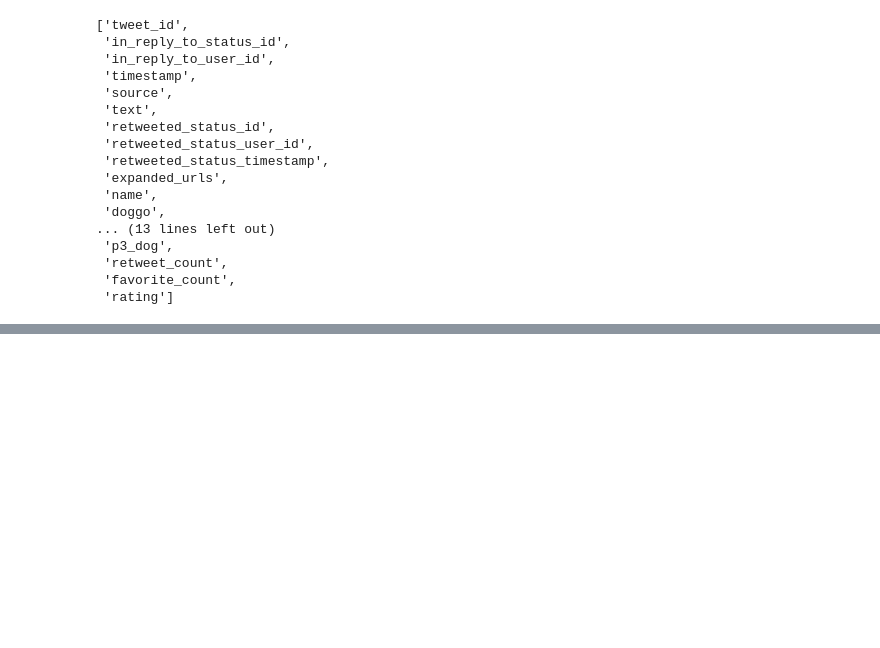
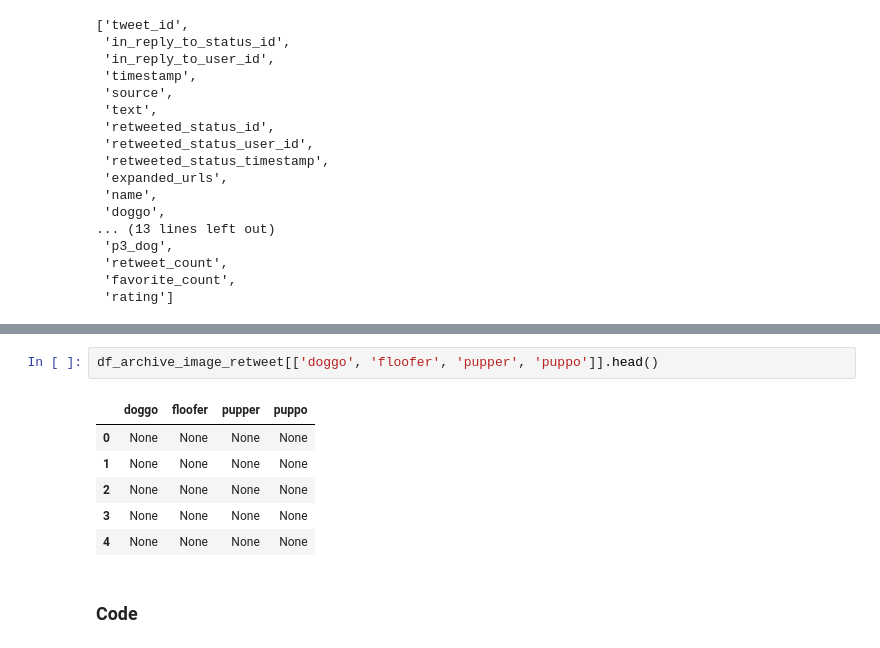
Before and after one commit to MartinTschendel/WeRateDogs, a Jupyter notebook: wrangle_act.ipynb, the cells around one changed output, grey strips where cells are left out. Drawn from its saved outputs; the diff is of its cells as text; blank space fills up the shorter version.

```diff
--- a/wrangle_act.ipynb
+++ b/wrangle_act.ipynb
@@ -477,0 +546,11 @@ list(df_archive_image_retweet)
+# %%
+df_archive_image_retweet[['doggo', 'floofer', 'pupper', 'puppo']].head()
+# %% [output]
+|  | doggo | floofer | pupper | puppo |
+| 0 | None | None | None | None |
+| 1 | None | None | None | None |
+| 2 | None | None | None | None |
+| 3 | None | None | None | None |
+| 4 | None | None | None | None |
+# %% [markdown]
+### Code
```
Also changed, not shown: parts of 39 cells of this notebook, 1 other file.
